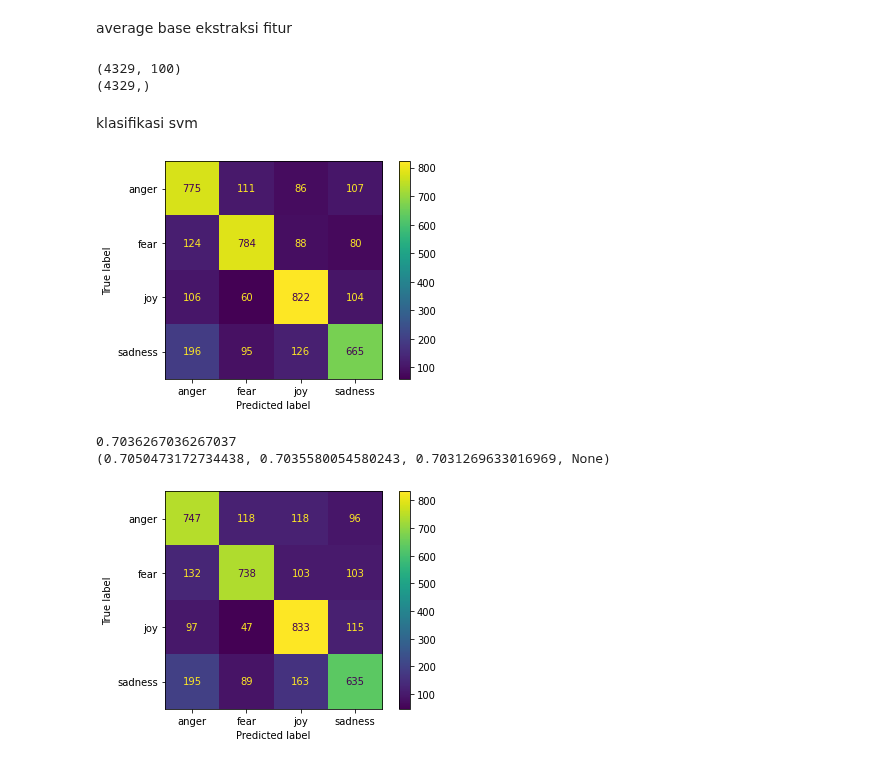
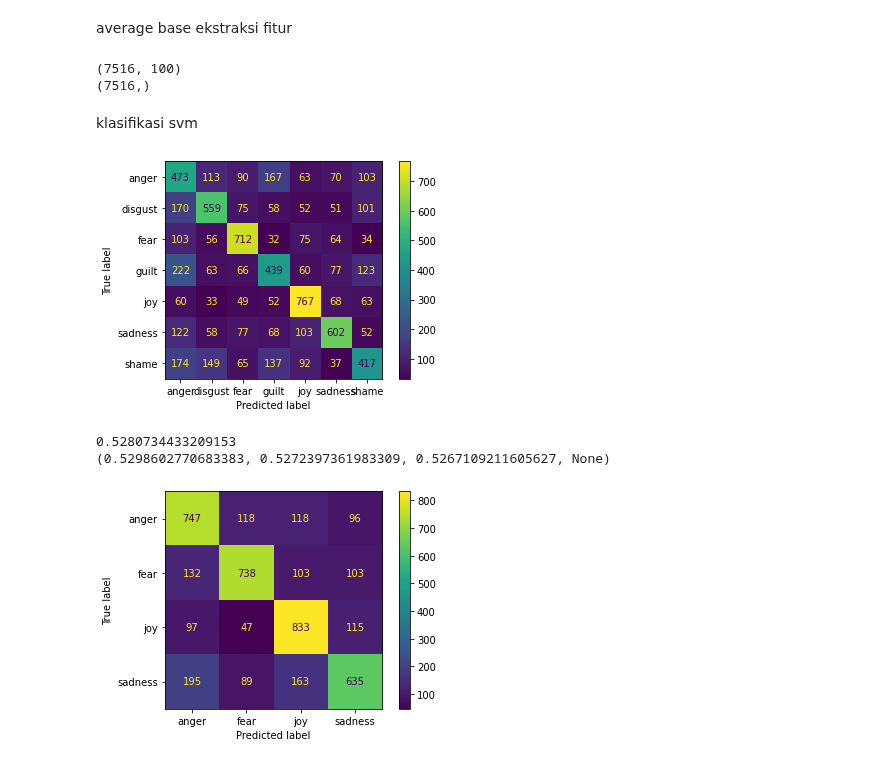
Before and after one commit to alfinmaulani/skripsi, a Jupyter notebook: 3.1ekstraksi_dan_klasifikasi.ipynb, the cells around one changed output. Cells and saved outputs as stored; diff of their text form; code cells hidden in the pictures.

Commit message:
poly dpt terbaik c

```diff
--- a/3.1ekstraksi_dan_klasifikasi.ipynb
+++ b/3.1ekstraksi_dan_klasifikasi.ipynb
@@ -29,9 +29,9 @@ url1 = '/content/drive/MyDrive/dataisear(preputama).csv'
 url2 = '/content/drive/MyDrive/dataisear(preptambah).csv'
 df = pd.read_csv(url2)
 # %%
-df=df.drop(df[df['emosi'] == 'shame'].sample(frac=1).index)
-df=df.drop(df[df['emosi'] == 'guilt'].sample(frac=1).index)
-df=df.drop(df[df['emosi'] == 'disgust'].sample(frac=1).index)
+# df=df.drop(df[df['emosi'] == 'shame'].sample(frac=1).index)
+# df=df.drop(df[df['emosi'] == 'guilt'].sample(frac=1).index)
+# df=df.drop(df[df['emosi'] == 'disgust'].sample(frac=1).index)
 # %%
 temp=[]
 for senten in df.dokumen:
@@ -151,8 +151,8 @@ print(np.shape(y))
 # print(X)
 # print(y)
 # %% [output]
-(4329, 100)
-(4329,)
+(7516, 100)
+(7516,)
 # %% [markdown]
 klasifikasi svm
 # %%
@@ -171,15 +171,15 @@ def klasifikasi(y_pred):
   print(accuracy_score(y, y_pred))
   print(precision_recall_fscore_support(y, y_pred, average='macro'))
 # %%
-clf = svm.SVC(kernel='poly', decision_function_shape='ovr', C=14.0)
+clf = svm.SVC(kernel='poly', decision_function_shape='ovr', C=17.0)
 # acc10k=cross_val_score(clf, X, y, cv=10)
 # np.mean(acc10k)
 y_pred = cross_val_predict(clf, X, y, cv=10)
 klasifikasi(y_pred)
 # %% [output]
-[figure, old version]
+[figure, new version]
-0.7036267036267037
-(0.7050473172734438, 0.7035580054580243, 0.7031269633016969, None)
+0.5280734433209153
+(0.5298602770683383, 0.5272397361983309, 0.5267109211605627, None)
 # %%
 clf = svm.SVC(kernel='rbf', decision_function_shape='ovr')
 y_pred = cross_val_predict(clf, X, y, cv=10)
```
